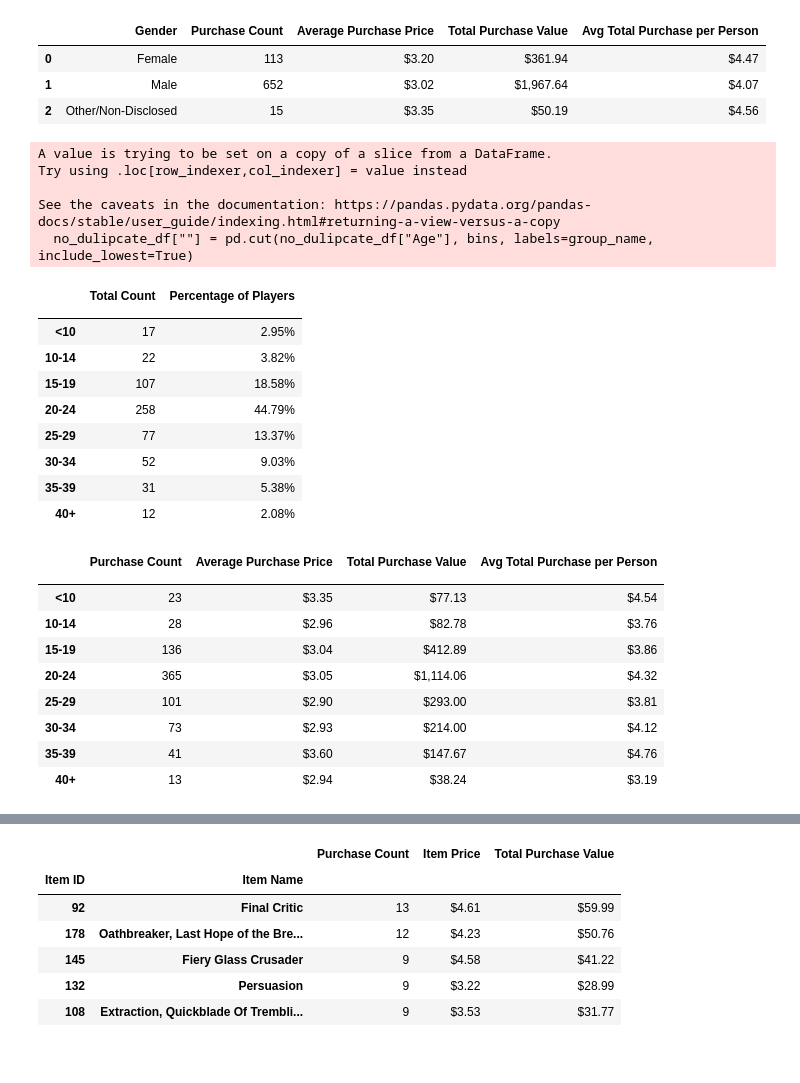
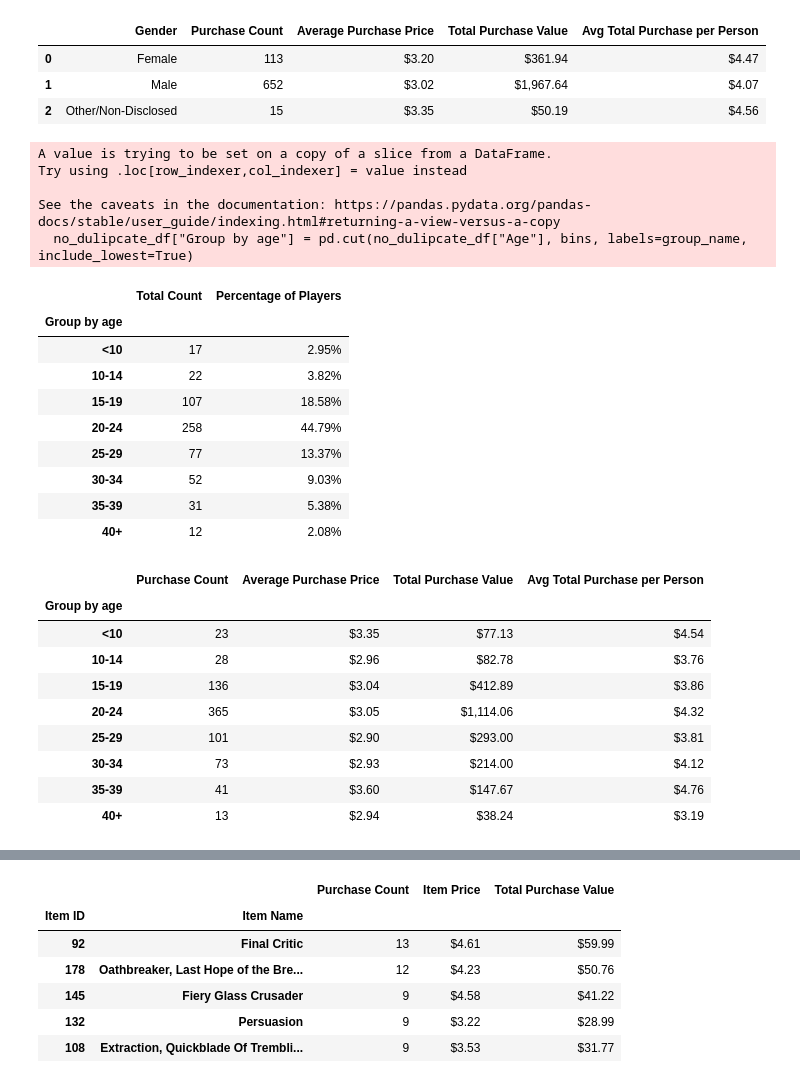
Before and after one commit to yankong88118/UCI-Test-YK, a Jupyter notebook: Pandas-Challenge/HeroesOfPymoli/Main.ipynb, the cells around one changed output, grey strips where cells are left out. Saved outputs shown, nothing was run; the diff lists cells and outputs as text; code cells hidden in the pictures.

```diff
--- a/Pandas-Challenge/HeroesOfPymoli/Main.ipynb
+++ b/Pandas-Challenge/HeroesOfPymoli/Main.ipynb
@@ -112,32 +112,32 @@ Gender_purchase_df
 # %%
 #drop dupulicate
 no_dulipcate_df=purchase_data.drop_duplicates(subset=["SN"], keep='first', inplace=False, ignore_index=False)
 #create bin
 bins = [0,9,14,19,24,29,34,39,100]
 group_name=["<10","10-14","15-19","20-24","25-29","30-34","35-39","40+"]
-no_dulipcate_df[""] = pd.cut(no_dulipcate_df["Age"], bins, labels=group_name, include_lowest=True)
+no_dulipcate_df["Group by age"] = pd.cut(no_dulipcate_df["Age"], bins, labels=group_name, include_lowest=True)
 #groupby bin
-Total_Age_count =no_dulipcate_df.groupby("")
+Total_Age_count =no_dulipcate_df.groupby("Group by age")
 Number_count=Total_Age_count["SN"].count()
 #get total
 total_age_count=len(no_dulipcate_df)
 #percentage
 per_group=(Number_count/total_age_count)*100
 #create df
 By_age_df=pd.DataFrame({"Total Count":Number_count,
                        "Percentage of Players":per_group})
 By_age_df
 #formte df
 By_age_df["Percentage of Players"]=(By_age_df["Percentage of Players"]).apply(lambda x: '{:,.2f}%'.format(x))
 By_age_df
 # %% [output]
 A value is trying to be set on a copy of a slice from a DataFrame.
 Try using .loc[row_indexer,col_indexer] = value instead
 
 See the caveats in the documentation: https://pandas.pydata.org/pandas-docs/stable/user_guide/indexing.html#returning-a-view-versus-a-copy
-  no_dulipcate_df[""] = pd.cut(no_dulipcate_df["Age"], bins, labels=group_name, include_lowest=True)
+  no_dulipcate_df["Group by age"] = pd.cut(no_dulipcate_df["Age"], bins, labels=group_name, include_lowest=True)
 |  | Total Count | Percentage of Players |
-|  |  |  |
+| Group by age |  |  |
 | <10 | 17 | 2.95% |
 | 10-14 | 22 | 3.82% |
 | 15-19 | 107 | 18.58% |
@@ -147,8 +147,12 @@ See the caveats in the documentation: https://pandas.pydata.org/pandas-docs/stab
 | 35-39 | 31 | 5.38% |
 | 40+ | 12 | 2.08% |
 # %%
+#create bin
+bins = [0,9,14,19,24,29,34,39,100]
+group_name=["<10","10-14","15-19","20-24","25-29","30-34","35-39","40+"]
+purchase_data["Group by age"] = pd.cut(purchase_data["Age"], bins, labels=group_name, include_lowest=True)
 #purchase count
-Age_summary=purchase_data.groupby("")
+Age_summary=purchase_data.groupby("Group by age")
 Age_Purchase_count=Age_summary["SN"].count()
 #Average Purchase Price
 Avg_age_price=Age_summary["Price"].mean()
@@ -168,7 +172,7 @@ Age_summary_df["Avg Total Purchase per Person"]=(Age_summary_df["Avg Total Purch
 Age_summary_df
 # %% [output]
 |  | Purchase Count | Average Purchase Price | Total Purchase Value | Avg Total Purchase per Person |
-|  |  |  |  |  |
+| Group by age |  |  |  |  |
 | <10 | 23 | $3.35 | $77.13 | $4.54 |
 | 10-14 | 28 | $2.96 | $82.78 | $3.76 |
 | 15-19 | 136 | $3.04 | $412.89 | $3.86 |
```
Also changed, not shown: parts of 4 cells of this notebook.
